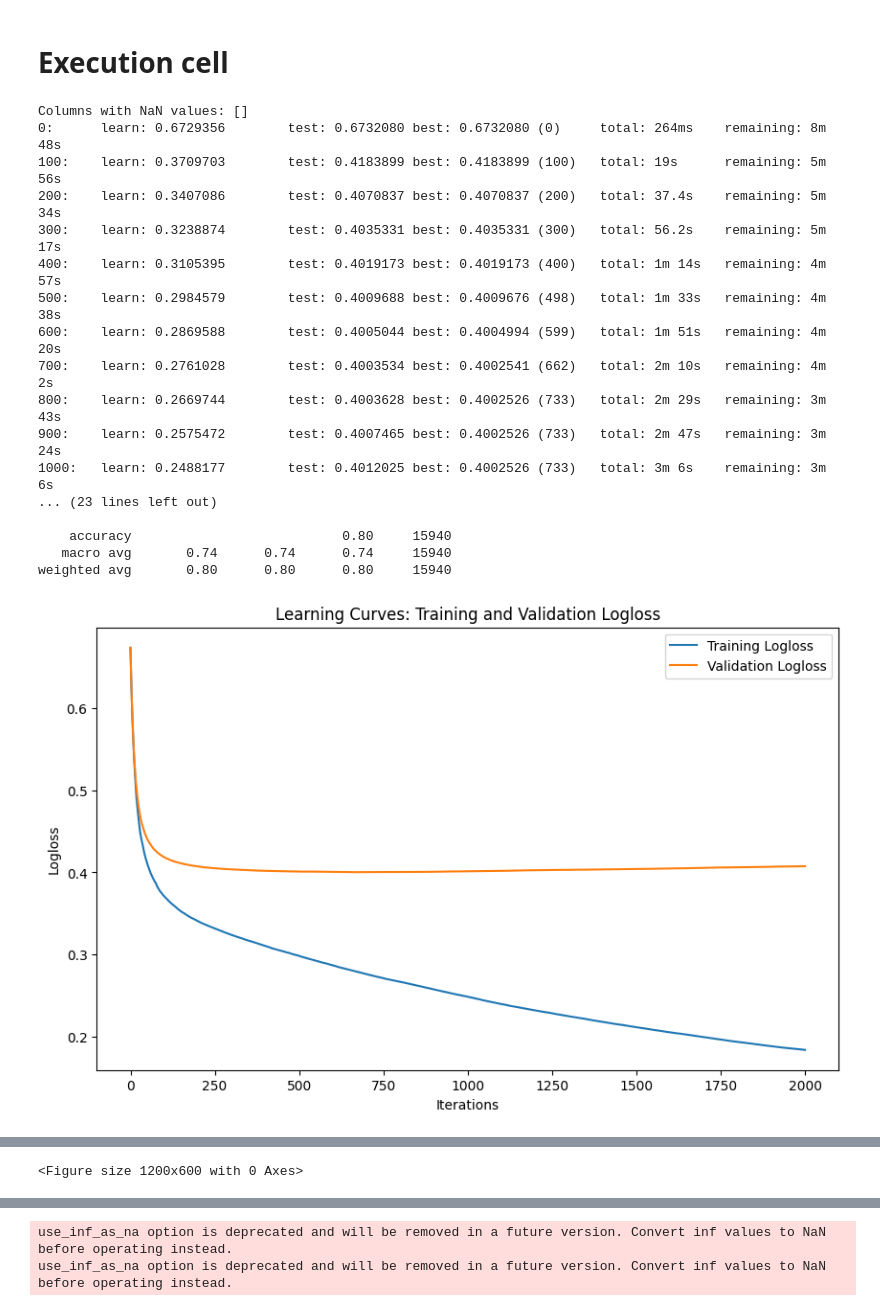
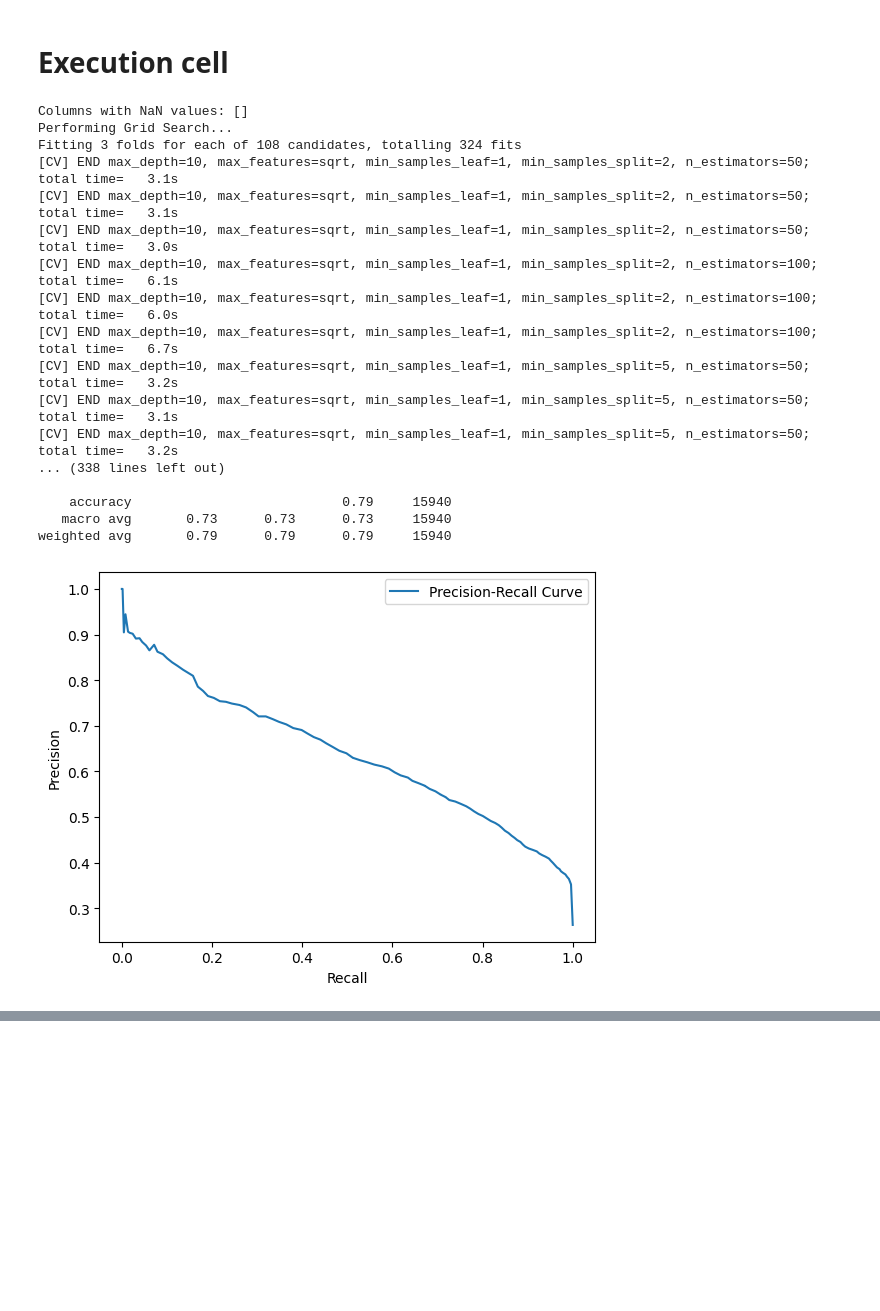
Before and after one commit to ajilataN/Fraud-Detection-in-NFT-Markets, a Jupyter notebook: fraud-detection.ipynb, the cells around one changed output, grey strips where cells are left out. Drawn from its saved outputs; the diff is of its cells as text; code cells hidden in the pictures; blank space fills up the shorter version.

Commit message:
Kaggle Notebook | Fraud Detection | gridsearch random forest

```diff
--- a/fraud-detection.ipynb
+++ b/fraud-detection.ipynb
@@ -1345,16 +1382,17 @@ def binary_random_forest(data):
     features = data.drop(columns=[
         'flagged_trades',
         'flagged',
-        'token_id',
-        'volatility',
-        'price_trend',
-        'suspicious_cycles_count',
+        'z_score',
+        'min_price_change_usd',
+        # 'token_id',
         'avg_price_usd',
         'avg_price_eth',
         'max_price_usd',
-        'std_price_usd',
-        'std_price_eth',
-        'total_volume_eth'
+        'min_price_eth',
+        'min_price_usd',
+        'max_price_eth',
+        'total_volume_eth',
+        'max_time_between_transactions'
     ])
     target = data['flagged']
 
@@ -1374,10 +1412,15 @@ def binary_random_forest(data):
     # Apply resampling to the training data
     train_features_res, train_target_res = apply_resampling(train_features, train_target)
 
-    # Initialize the Random Forest model
+    # Perform grid search to find best hyperparameters
+    print("Performing Grid Search...")
+    best_params, best_score = perform_grid_search_rf(train_features_res, train_target_res)
+    print("Best Parameters:", best_params)
+    print("Best ROC-AUC Score from Grid Search:", best_score)
+
+    # Train the model using the best hyperparameters
     model = RandomForestClassifier(
-        n_estimators=50,
-        max_depth=10,
+        **best_params,
         random_state=42,
         class_weight='balanced',
         n_jobs=-1
@@ -1587,36 +1630,36 @@ def visualize_nft_traces_tokens(classification_results, nft_traces_path, predict
 # %%
 nft_ownership_traces_dir = '/kaggle/input/ethereum-nfts-flagged-for-suspected-wash-trading/nft_ownership_traces'
 flagged_nfts_dir = '/kaggle/input/ethereum-nfts-flagged-for-suspected-wash-trading/flagged_nfts'
 working_dir = '/kaggle/working/'
 data = pd.read_csv('/kaggle/input/combined-flagged-nfts/combined_flagged_nfts.csv')
 classification_results = pd.read_csv('/kaggle/input/combined-flagged-nfts/classification_results.csv')
 
 
 # main_processing(nft_ownership_traces_dir, flagged_nfts_dir, working_dir)
 # analyze_flagged_trades(flagged_nfts_dir, working_dir)
 # display_csv_headings('/kaggle/working/')
 # multiclass_catboost_model(data)
-binary_catboost(data)
+# binary_catboost(data)
 # binary_ann(data)
-# binary_random_forest(data)
+binary_random_forest(data)
 # visualize_nft_traces(classification_results, nft_traces_path, "False Negative")
 # visualize_nft_traces_tokens(classification_results, nft_ownership_traces_dir, "False Negative")
 # %% [output]
 Columns with NaN values: []
-0:      learn: 0.6729356        test: 0.6732080 best: 0.6732080 (0)     total: 264ms    remaining: 8m 48s
-100:    learn: 0.3709703        test: 0.4183899 best: 0.4183899 (100)   total: 19s      remaining: 5m 56s
-200:    learn: 0.3407086        test: 0.4070837 best: 0.4070837 (200)   total: 37.4s    remaining: 5m 34s
-300:    learn: 0.3238874        test: 0.4035331 best: 0.4035331 (300)   total: 56.2s    remaining: 5m 17s
-400:    learn: 0.3105395        test: 0.4019173 best: 0.4019173 (400)   total: 1m 14s   remaining: 4m 57s
-500:    learn: 0.2984579        test: 0.4009688 best: 0.4009676 (498)   total: 1m 33s   remaining: 4m 38s
-600:    learn: 0.2869588        test: 0.4005044 best: 0.4004994 (599)   total: 1m 51s   remaining: 4m 20s
-700:    learn: 0.2761028        test: 0.4003534 best: 0.4002541 (662)   total: 2m 10s   remaining: 4m 2s
-800:    learn: 0.2669744        test: 0.4003628 best: 0.4002526 (733)   total: 2m 29s   remaining: 3m 43s
-900:    learn: 0.2575472        test: 0.4007465 best: 0.4002526 (733)   total: 2m 47s   remaining: 3m 24s
-1000:   learn: 0.2488177        test: 0.4012025 best: 0.4002526 (733)   total: 3m 6s    remaining: 3m 6s
-... (23 lines left out)
+Performing Grid Search...
+Fitting 3 folds for each of 108 candidates, totalling 324 fits
+[CV] END max_depth=10, max_features=sqrt, min_samples_leaf=1, min_samples_split=2, n_estimators=50; total time=   3.1s
+[CV] END max_depth=10, max_features=sqrt, min_samples_leaf=1, min_samples_split=2, n_estimators=50; total time=   3.1s
+[CV] END max_depth=10, max_features=sqrt, min_samples_leaf=1, min_samples_split=2, n_estimators=50; total time=   3.0s
+[CV] END max_depth=10, max_features=sqrt, min_samples_leaf=1, min_samples_split=2, n_estimators=100; total time=   6.1s
+[CV] END max_depth=10, max_features=sqrt, min_samples_leaf=1, min_samples_split=2, n_estimators=100; total time=   6.0s
+[CV] END max_depth=10, max_features=sqrt, min_samples_leaf=1, min_samples_split=2, n_estimators=100; total time=   6.7s
+[CV] END max_depth=10, max_features=sqrt, min_samples_leaf=1, min_samples_split=5, n_estimators=50; total time=   3.2s
+[CV] END max_depth=10, max_features=sqrt, min_samples_leaf=1, min_samples_split=5, n_estimators=50; total time=   3.1s
+[CV] END max_depth=10, max_features=sqrt, min_samples_leaf=1, min_samples_split=5, n_estimators=50; total time=   3.2s
+... (338 lines left out)
 
-    accuracy                           0.80     15940
-   macro avg       0.74      0.74      0.74     15940
-weighted avg       0.80      0.80      0.80     15940
+    accuracy                           0.79     15940
+   macro avg       0.73      0.73      0.73     15940
+weighted avg       0.79      0.79      0.79     15940
-[figure, old version]
+[figure, new version]
@@ -1660 +1670,0 @@ Confusion Matrix:
-<Figure size 1200x600 with 0 Axes>
@@ -1662,2 +1670,0 @@ Confusion Matrix:
-use_inf_as_na option is deprecated and will be removed in a future version. Convert inf values to NaN before operating instead.
-use_inf_as_na option is deprecated and will be removed in a future version. Convert inf values to NaN before operating instead.
```
Also changed, not shown: parts of 2 cells of this notebook.
